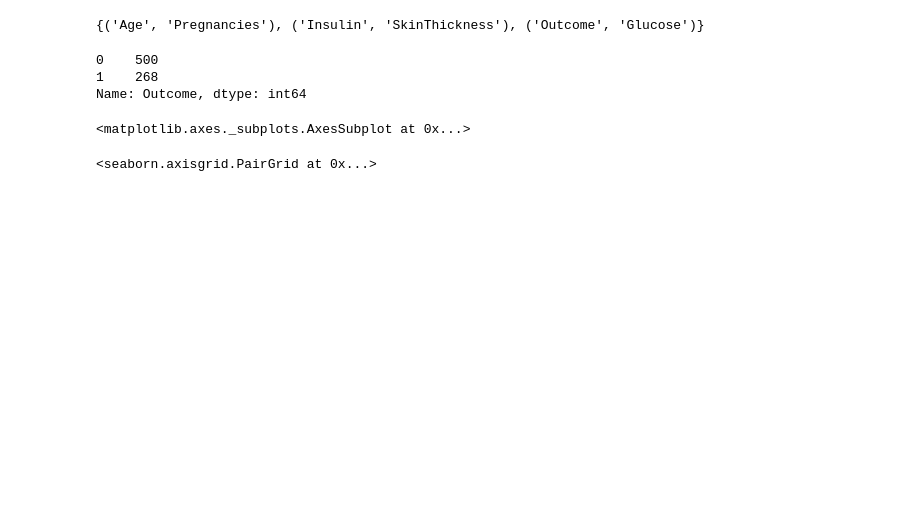
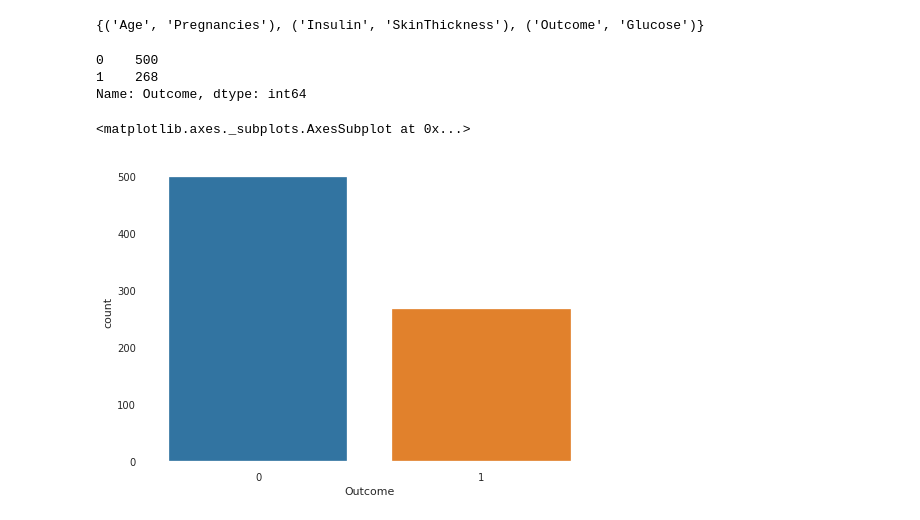
Before and after one commit to rajgupta-github/DeepLearning-with-Python, a Jupyter notebook: NeuralNetwork/Classification/Diabetes_Classification.ipynb, the cells around one changed output. Cells and saved outputs as stored; diff of their text form; code cells hidden in the pictures; blank space fills up the shorter version.

Commit message:
Diabetes Classification

```diff
--- a/NeuralNetwork/Classification/Diabetes_Classification.ipynb
+++ b/NeuralNetwork/Classification/Diabetes_Classification.ipynb
@@ -91,10 +92,7 @@ display(diabetes['Outcome'].value_counts())
 1    268
 Name: Outcome, dtype: int64
 # %%
-sns.countplot(diabetes['Outcome'])
+sns.countplot(x = 'Outcome', data = diabetes)
 # %% [output]
 <matplotlib.axes._subplots.AxesSubplot at 0x...>
+[figure, added]
-# %%
-sns.pairplot(diabetes)
-# %% [output]
-<seaborn.axisgrid.PairGrid at 0x...>
```
Also changed, not shown: parts of 23 cells of this notebook.
